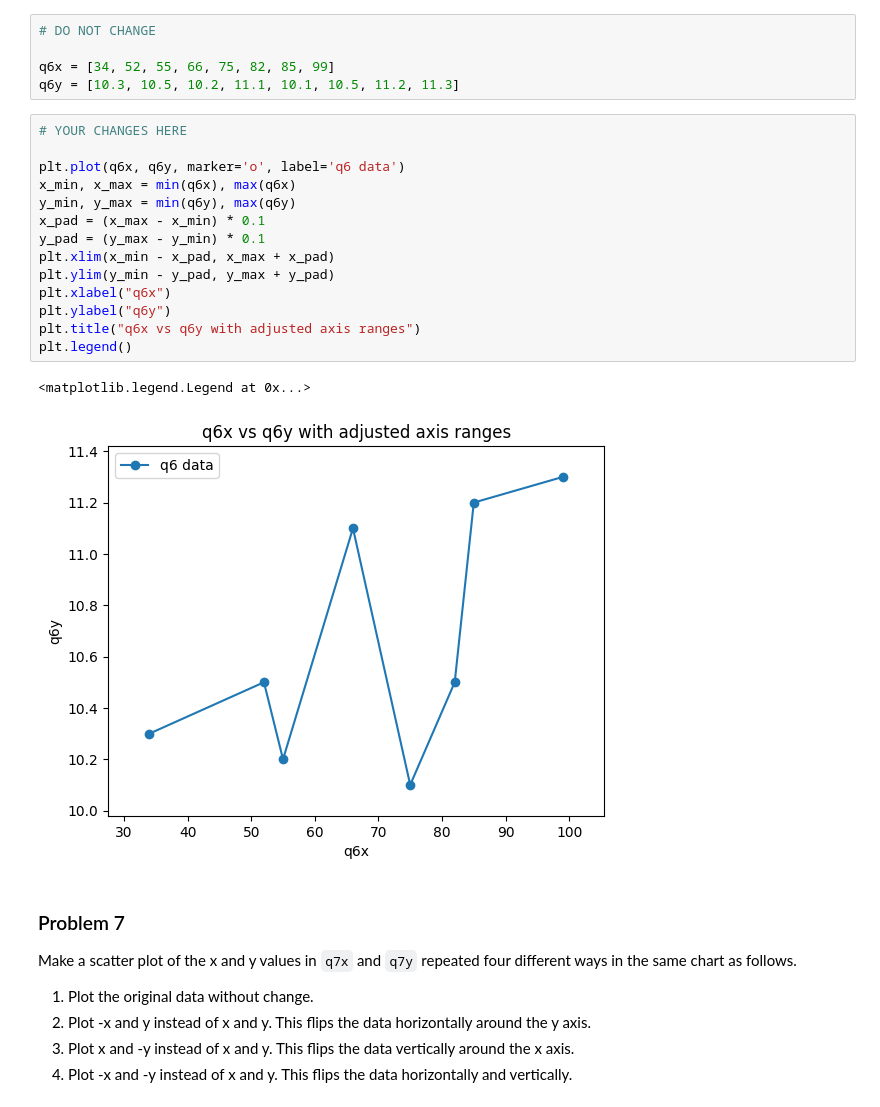
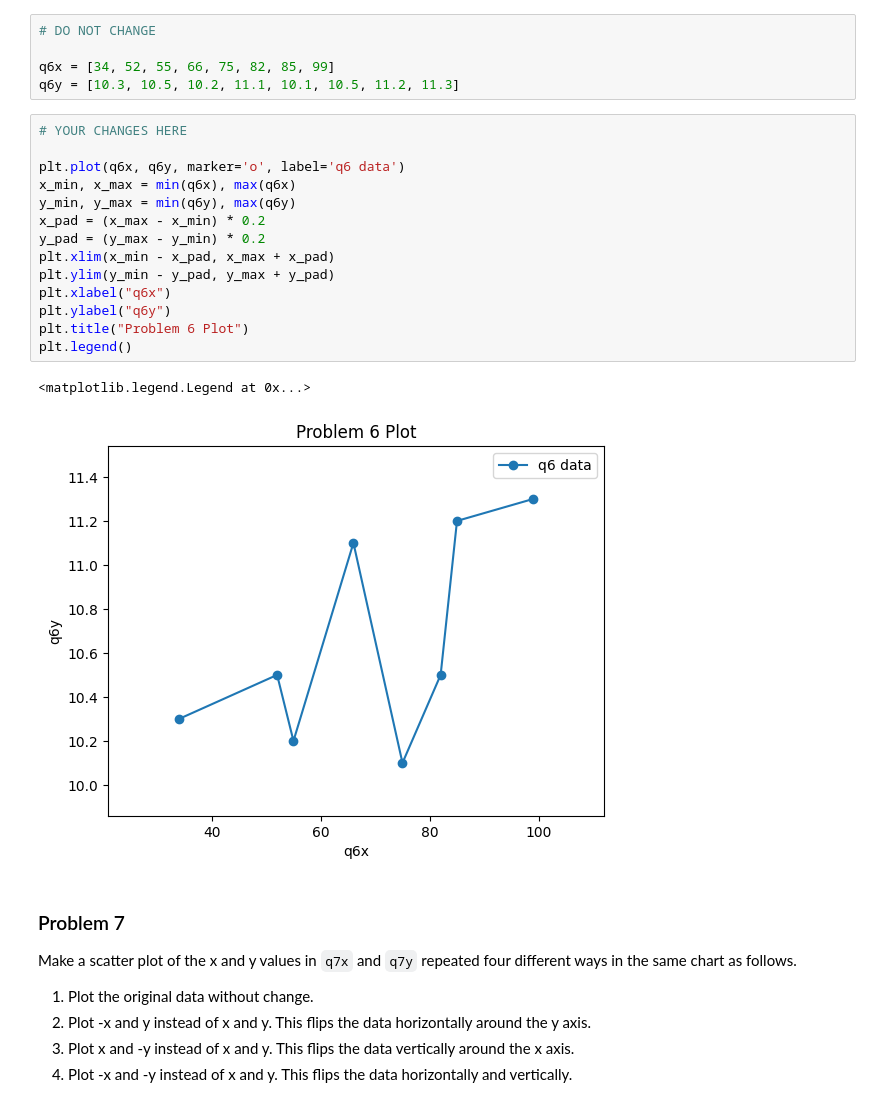
Before and after one commit to chloewinter99/dx602-homework-05, a Jupyter notebook: homework.ipynb, the cells around one changed output. Saved outputs shown, nothing was run; the diff lists cells and outputs as text.

```diff
--- a/homework.ipynb
+++ b/homework.ipynb
@@ -181,20 +181,20 @@ q6y = [10.3, 10.5, 10.2, 11.1, 10.1, 10.5, 11.2, 11.3]
 # %%
 # YOUR CHANGES HERE
 
 plt.plot(q6x, q6y, marker='o', label='q6 data')
 x_min, x_max = min(q6x), max(q6x)
 y_min, y_max = min(q6y), max(q6y)
-x_pad = (x_max - x_min) * 0.1
-y_pad = (y_max - y_min) * 0.1
+x_pad = (x_max - x_min) * 0.2
+y_pad = (y_max - y_min) * 0.2
 plt.xlim(x_min - x_pad, x_max + x_pad)
 plt.ylim(y_min - y_pad, y_max + y_pad)
 plt.xlabel("q6x")
 plt.ylabel("q6y")
-plt.title("q6x vs q6y with adjusted axis ranges")
+plt.title("Problem 6 Plot")
 plt.legend()
 # %% [output]
 <matplotlib.legend.Legend at 0x...>
-[figure, old version]
+[figure, new version]
 # %% [markdown]
 ### Problem 7
 
```
Also changed, not shown: parts of 17 cells of this notebook.
